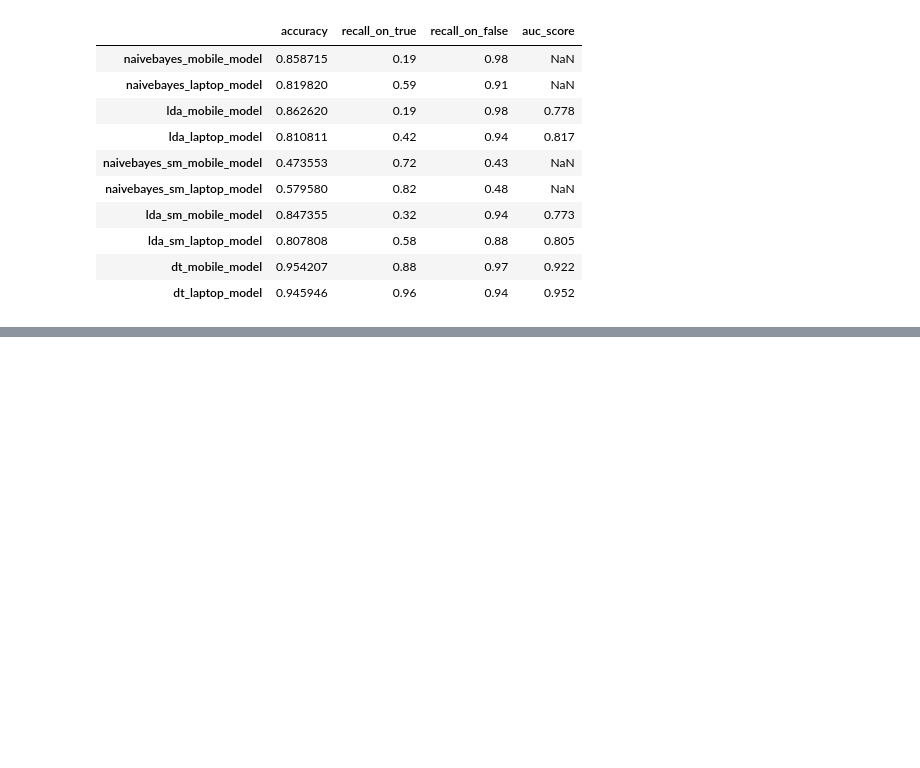
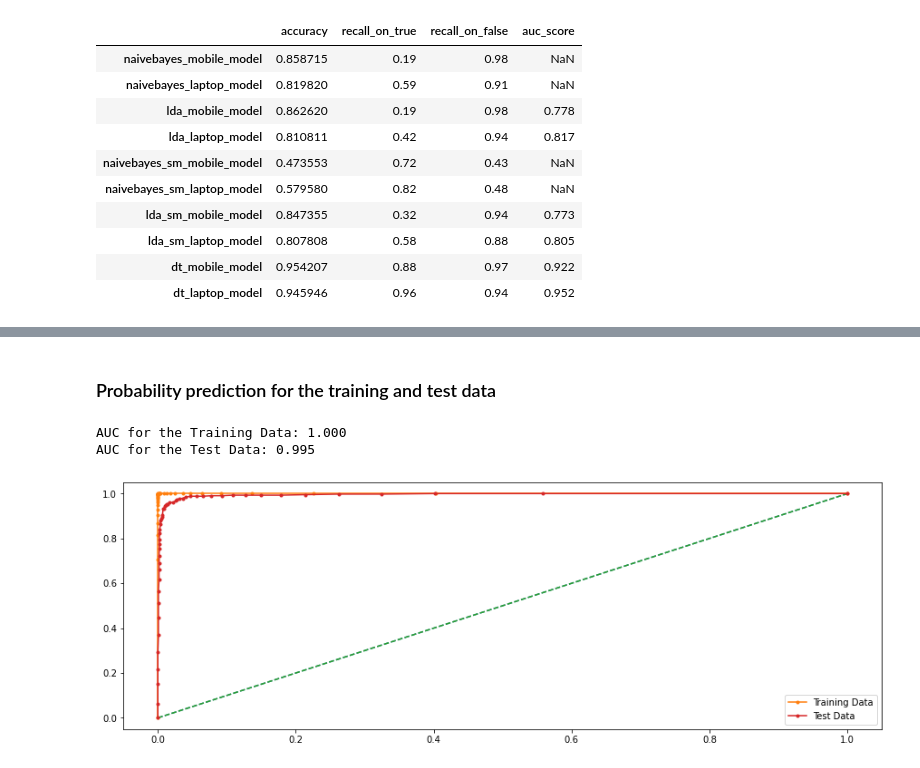
Before and after one commit to roshan-raj/social-media-tourism, a Jupyter notebook: ROSHANRAJ_15-May-2022.ipynb, the cells around one changed output, grey strips where cells are left out. Saved outputs shown, nothing was run; the diff lists cells and outputs as text; code cells hidden in the pictures; blank space fills up the shorter version.

```diff
--- a/ROSHANRAJ_15-May-2022.ipynb
+++ b/ROSHANRAJ_15-May-2022.ipynb
@@ -1529,0 +1613,40 @@ predictions_test
+# %% [markdown]
+### Probability prediction for the training and test data
+# %%
+# Training Data Probabilaity Prediction
+pred_prob_bgcl_dt_mobile_train = bgcl_dt_mobiel_model.predict_proba(X_train_res)
+
+# Test Data Probability Prediction
+pred_prob_bgcl_dt_mobile_test = bgcl_dt_mobiel_model.predict_proba(X_test)
+# %%
+# AUC and ROC for the training data
+
+# calculate AUC
+auc = metrics.roc_auc_score(y_train_res,pred_prob_bgcl_dt_mobile_train[:,1])
+print('AUC for the Training Data: %.3f' % auc)
+
+#  calculate roc curve
+fpr, tpr, thresholds = metrics.roc_curve(y_train_res,pred_prob_bgcl_dt_mobile_train[:,1])
+plt.plot([0, 1], [0, 1], linestyle='--')
+# plot the roc curve for the model
+plt.plot(fpr, tpr, marker='.',label = 'Training Data')
+
+
+# AUC and ROC for the test data
+
+# calculate AUC
+auc = metrics.roc_auc_score(Y_test,pred_prob_bgcl_dt_mobile_test[:,1])
+print('AUC for the Test Data: %.3f' % auc)
+
+#  calculate roc curve
+fpr, tpr, thresholds = metrics.roc_curve(Y_test,pred_prob_bgcl_dt_mobile_test[:,1])
+plt.plot([0, 1], [0, 1], linestyle='--')
+# plot the roc curve for the model
+plt.plot(fpr, tpr, marker='.',label='Test Data')
+# show the plot
+plt.legend(loc='best')
+plt.show()
+# %% [output]
+AUC for the Training Data: 1.000
+AUC for the Test Data: 0.995
+[figure, added]
```
Also changed, not shown: parts of 18 cells of this notebook.
